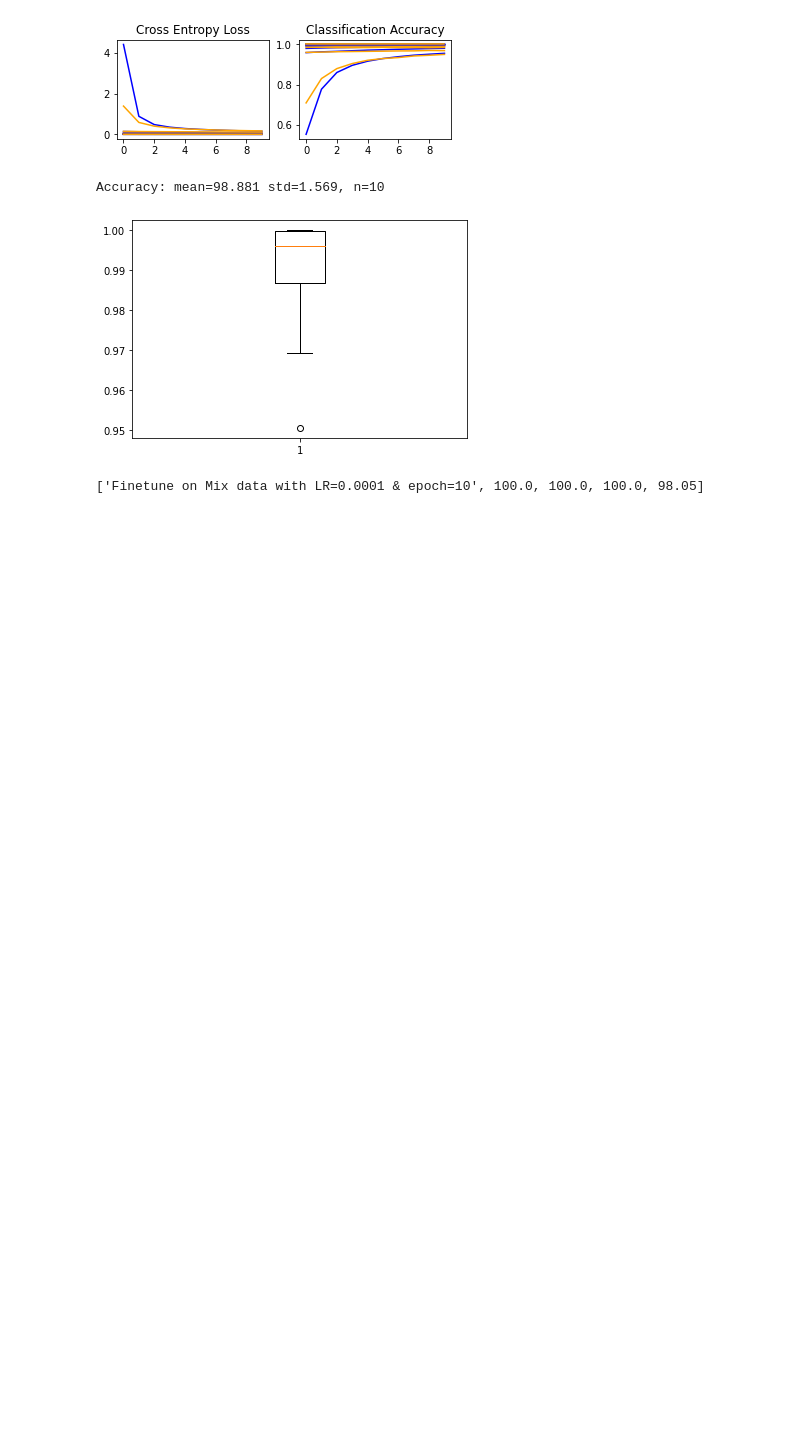
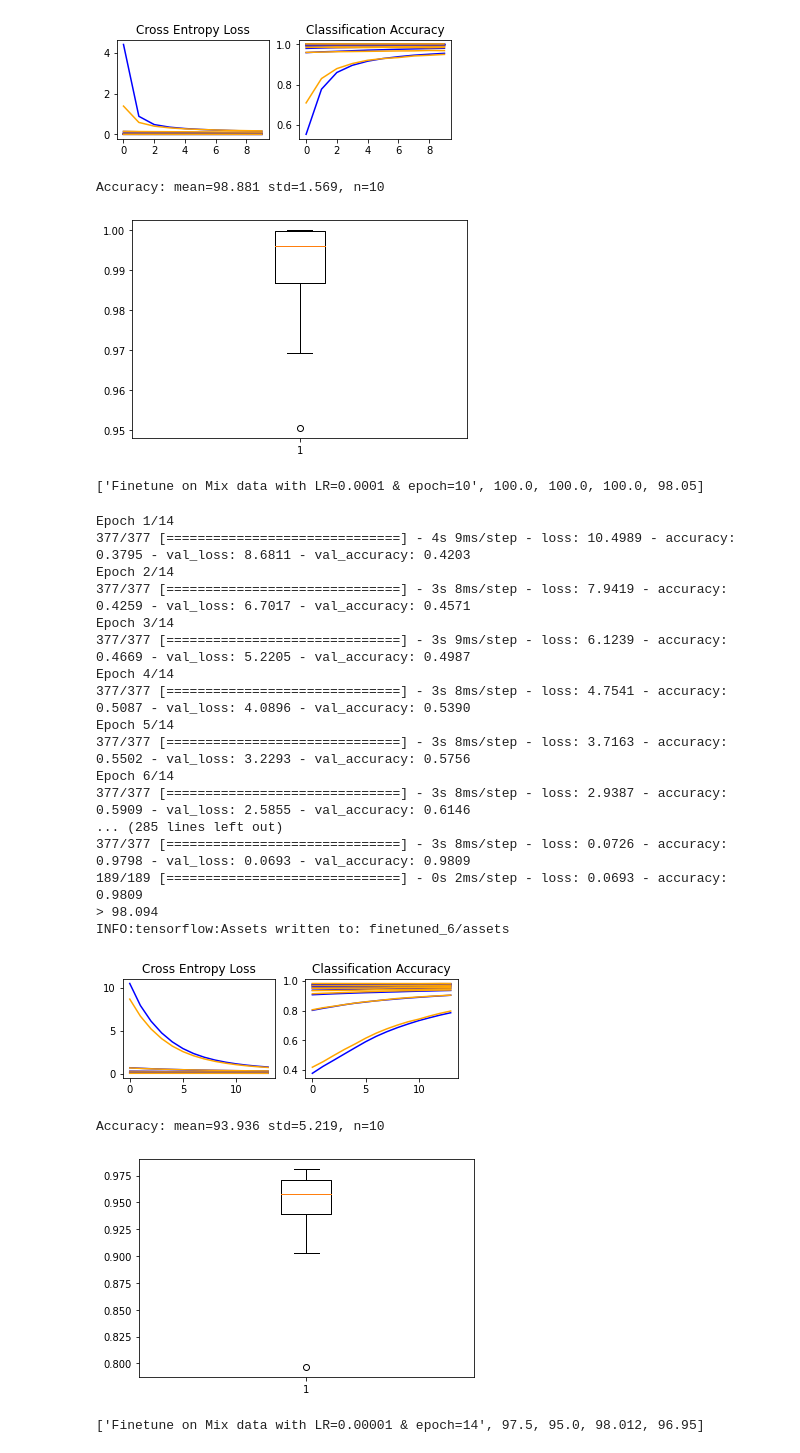
Before and after one commit to mrezaim/Expanse, a Jupyter notebook: EXPANSE_two_steps_training.ipynb, the cells around one changed output. Saved outputs shown, nothing was run; the diff lists cells and outputs as text; code cells hidden in the pictures; blank space fills up the shorter version.

```diff
--- a/EXPANSE_two_steps_training.ipynb
+++ b/EXPANSE_two_steps_training.ipynb
@@ -919,3 +919,40 @@ INFO:tensorflow:Assets written to: finetuned_4/assets
 Accuracy: mean=98.881 std=1.569, n=10
 [figure]
 ['Finetune on Mix data with LR=0.0001 & epoch=10', 100.0, 100.0, 100.0, 98.05]
+# %%
+model = tf.keras.models.load_model("trained_perfect_0.01")
+from keras import backend as K
+K.set_value(model.optimizer.learning_rate, 0.00001)
+scores, histories, model = evaluate_model(model, trainmixX, trainmixy,10,14,144)
+
+model.save("finetuned_6")
+
+# learning curves
+summarize_diagnostics(histories)
+# summarize estimated performance
+summarize_performance(scores)
+desc = "Finetune on Mix data with LR=0.00001 & epoch=14"
+results.append([desc,round(model.evaluate(train_per_x, train_per_y, verbose=0)[1]*100,3),round(model.evaluate(test_per_x, test_per_y, verbose=0)[1]*100,3),round(model.evaluate(trainX, trainy, verbose=0)[1]*100,3),round(model.evaluate(testX, testy, verbose=0)[1]*100,3)])
+print (results[len(results)-1])
+# %% [output]
+Epoch 1/14
+377/377 [==============================] - 4s 9ms/step - loss: 10.4989 - accuracy: 0.3795 - val_loss: 8.6811 - val_accuracy: 0.4203
+Epoch 2/14
+377/377 [==============================] - 3s 8ms/step - loss: 7.9419 - accuracy: 0.4259 - val_loss: 6.7017 - val_accuracy: 0.4571
+Epoch 3/14
+377/377 [==============================] - 3s 9ms/step - loss: 6.1239 - accuracy: 0.4669 - val_loss: 5.2205 - val_accuracy: 0.4987
+Epoch 4/14
+377/377 [==============================] - 3s 8ms/step - loss: 4.7541 - accuracy: 0.5087 - val_loss: 4.0896 - val_accuracy: 0.5390
+Epoch 5/14
+377/377 [==============================] - 3s 8ms/step - loss: 3.7163 - accuracy: 0.5502 - val_loss: 3.2293 - val_accuracy: 0.5756
+Epoch 6/14
+377/377 [==============================] - 3s 8ms/step - loss: 2.9387 - accuracy: 0.5909 - val_loss: 2.5855 - val_accuracy: 0.6146
+... (285 lines left out)
+377/377 [==============================] - 3s 8ms/step - loss: 0.0726 - accuracy: 0.9798 - val_loss: 0.0693 - val_accuracy: 0.9809
+189/189 [==============================] - 0s 2ms/step - loss: 0.0693 - accuracy: 0.9809
+> 98.094
+INFO:tensorflow:Assets written to: finetuned_6/assets
+[figure, added]
+Accuracy: mean=93.936 std=5.219, n=10
+[figure, added]
+['Finetune on Mix data with LR=0.00001 & epoch=14', 97.5, 95.0, 98.012, 96.95]
```
Also changed, not shown: parts of 5 cells of this notebook.
